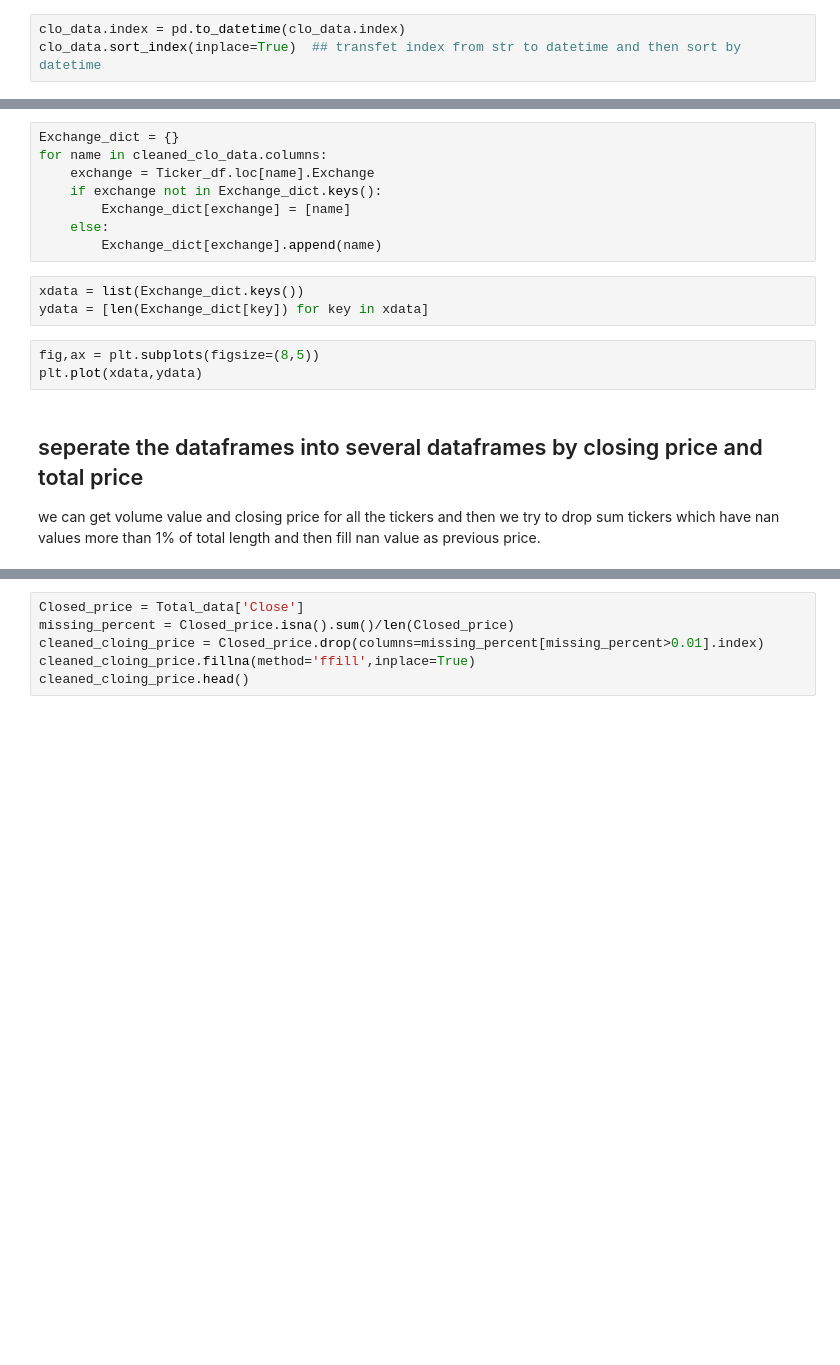
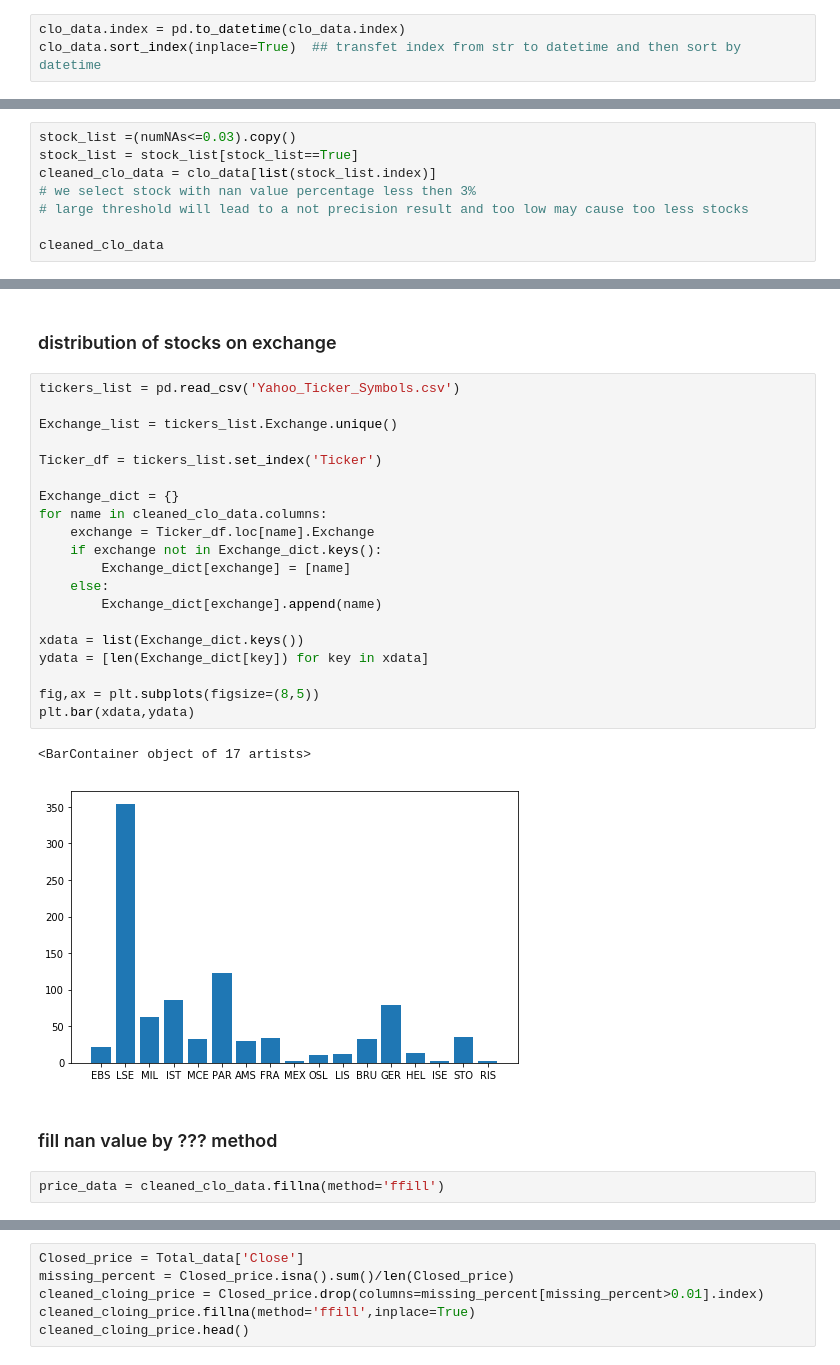
Before and after one commit to xiaohai12/sea-forest, a Jupyter notebook: project.ipynb, the cells around one changed output, grey strips where cells are left out. Cells and saved outputs as stored; diff of their text form; blank space fills up the shorter version.

```diff
--- a/project.ipynb
+++ b/project.ipynb
@@ -195,0 +205,8 @@ Ticker_df = tickers_list.set_index('Ticker')
+# %%
+stock_list =(numNAs<=0.03).copy()
+stock_list = stock_list[stock_list==True]
+cleaned_clo_data = clo_data[list(stock_list.index)]
+# we select stock with nan value percentage less then 3%
+# large threshold will lead to a not precision result and too low may cause too less stocks
+
+cleaned_clo_data
@@ -196,17 +232,29 @@ Ticker_df = tickers_list.set_index('Ticker')
+# %% [markdown]
+### distribution of stocks on exchange
 # %%
+tickers_list = pd.read_csv('Yahoo_Ticker_Symbols.csv')
+
+Exchange_list = tickers_list.Exchange.unique()
+
+Ticker_df = tickers_list.set_index('Ticker')
+
 Exchange_dict = {}
 for name in cleaned_clo_data.columns:
     exchange = Ticker_df.loc[name].Exchange
     if exchange not in Exchange_dict.keys():
         Exchange_dict[exchange] = [name]
     else:
         Exchange_dict[exchange].append(name)
+
+xdata = list(Exchange_dict.keys())
+ydata = [len(Exchange_dict[key]) for key in xdata]
+
+fig,ax = plt.subplots(figsize=(8,5))
+plt.bar(xdata,ydata)
+# %% [output]
+<BarContainer object of 17 artists>
+[figure, added]
-# %%
-xdata = list(Exchange_dict.keys())
-ydata = [len(Exchange_dict[key]) for key in xdata]
-# %%
-fig,ax = plt.subplots(figsize=(8,5))
-plt.plot(xdata,ydata)
-# %% [markdown]
-## seperate the dataframes into several dataframes by closing price and total price
-we can get volume value and closing price for all the tickers and then we try to drop sum tickers which have nan values more than 1% of total length and then fill nan value as previous price.
+# %% [markdown]
+### fill nan value by ??? method
+# %%
+price_data = cleaned_clo_data.fillna(method='ffill')
```
Also changed, not shown: parts of 22 cells of this notebook, 2 other files.
